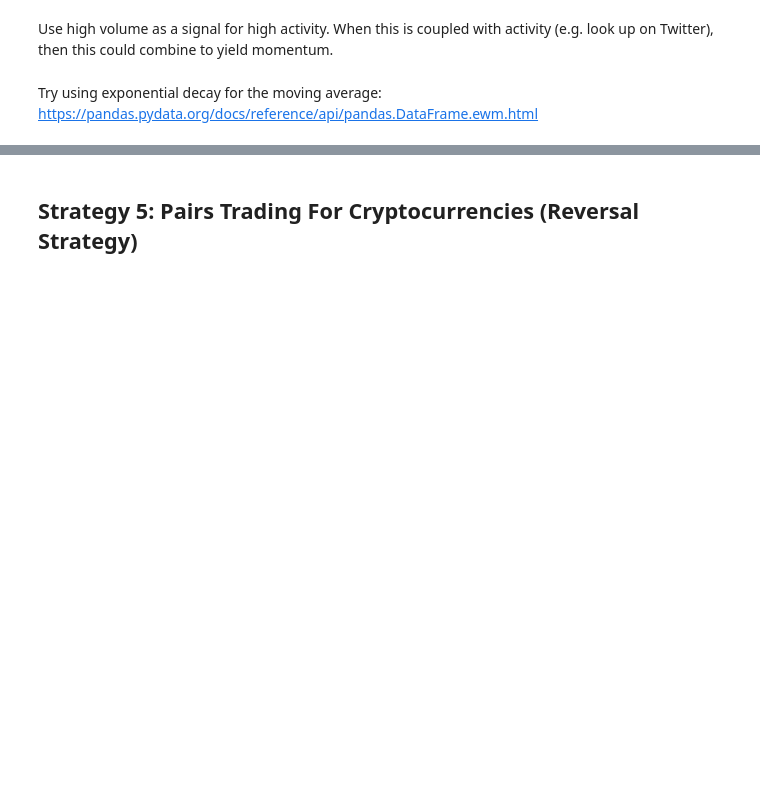
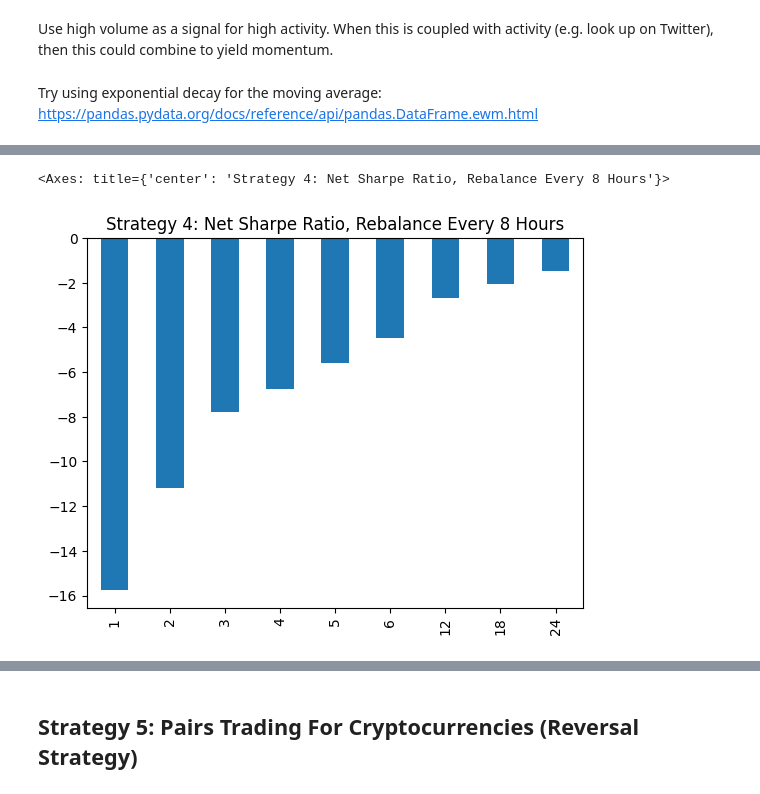
Before and after one commit to wbchristerson/jn-learning, a Jupyter notebook: cryptocurrency_stat_arb.ipynb, the cells around one changed output, grey strips where cells are left out. Drawn from its saved outputs; the diff is of its cells as text; code cells hidden in the pictures; blank space fills up the shorter version.

```diff
--- a/cryptocurrency_stat_arb.ipynb
+++ b/cryptocurrency_stat_arb.ipynb
@@ -885,0 +989,3 @@ volume_holdings
+# %%
+strat_4_8hr_results = get_strat_4_results(ret[::2], volume_df[::2], 3)
+strat_4_8hr_results
@@ -885,0 +1003,5 @@ volume_holdings
+# %%
+strat_4_8hr_results['net_sr'].plot(kind='bar', title='Strategy 4: Net Sharpe Ratio, Rebalance Every 8 Hours')
+# %% [output]
+<Axes: title={'center': 'Strategy 4: Net Sharpe Ratio, Rebalance Every 8 Hours'}>
+[figure, added]
```
Also changed, not shown: parts of 57 cells of this notebook.
